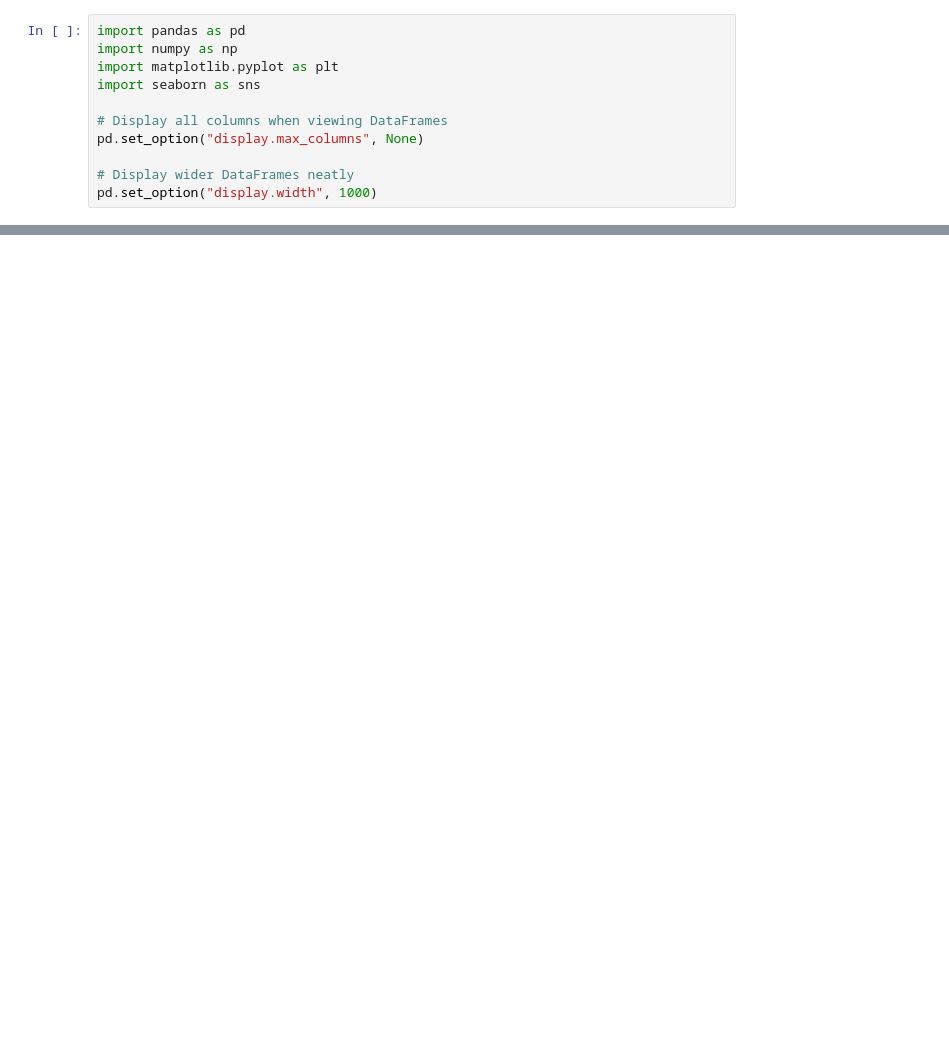
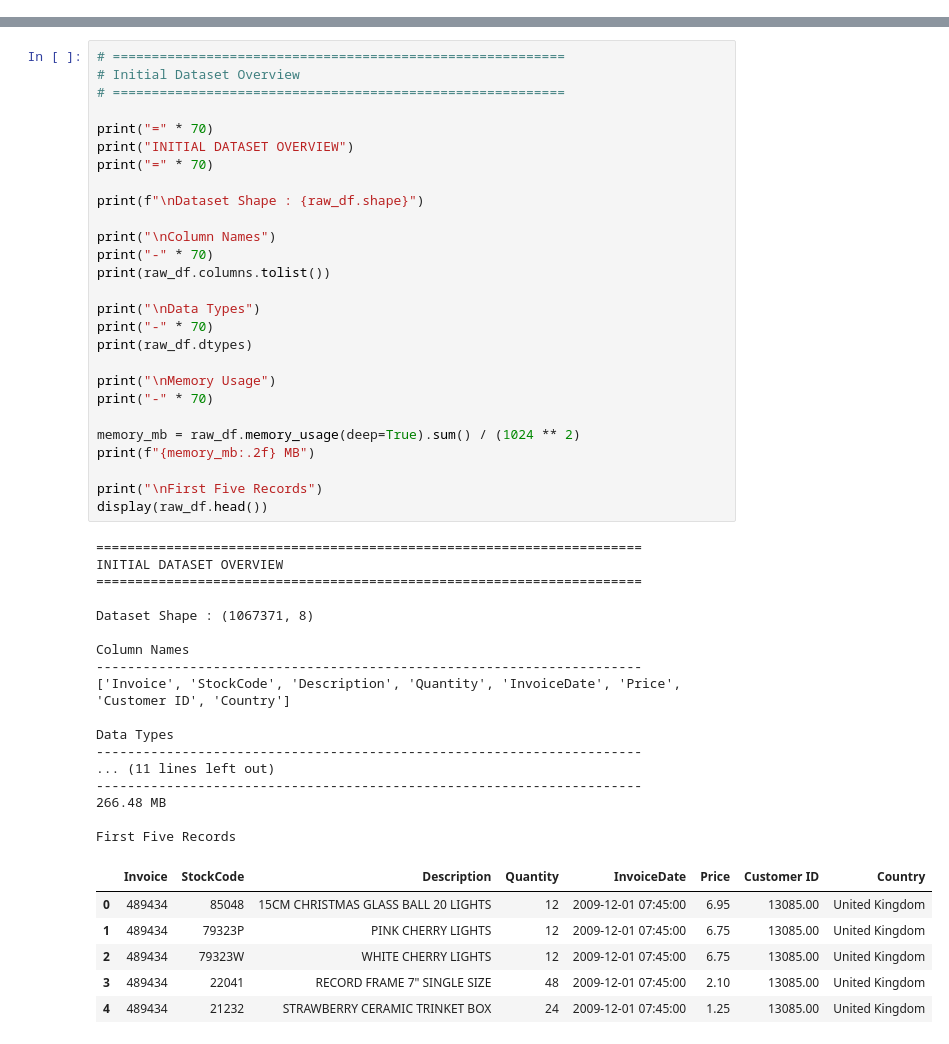
Before and after one commit to NishanthCP2004feb/RetailPulse-AI-Customer-Analytics, a Jupyter notebook: notebooks/01_data_preparation.ipynb, the cells around one changed output, grey strips where cells are left out. Saved outputs shown, nothing was run; the diff lists cells and outputs as text; blank space fills up the shorter version.

Commit message:
Complete data preparation, EDA, and customer segmentation pipeline

```diff
--- a/notebooks/01_data_preparation.ipynb
+++ b/notebooks/01_data_preparation.ipynb
@@ -1268,11 +0,0 @@ In this step, we load both sheets from the Online Retail II Excel workbook and v
-# %%
-import pandas as pd
-import numpy as np
-import matplotlib.pyplot as plt
-import seaborn as sns
-
-# Display all columns when viewing DataFrames
-pd.set_option("display.max_columns", None)
-
-# Display wider DataFrames neatly
-pd.set_option("display.width", 1000)
@@ -1296,0 +187,51 @@ All libraries imported successfully!
+# %%
+# ==========================================================
+# Initial Dataset Overview
+# ==========================================================
+
+print("=" * 70)
+print("INITIAL DATASET OVERVIEW")
+print("=" * 70)
+
+print(f"\nDataset Shape : {raw_df.shape}")
+
+print("\nColumn Names")
+print("-" * 70)
+print(raw_df.columns.tolist())
+
+print("\nData Types")
+print("-" * 70)
+print(raw_df.dtypes)
+
+print("\nMemory Usage")
+print("-" * 70)
+
+memory_mb = raw_df.memory_usage(deep=True).sum() / (1024 ** 2)
+print(f"{memory_mb:.2f} MB")
+
+print("\nFirst Five Records")
+display(raw_df.head())
+# %% [output]
+======================================================================
+INITIAL DATASET OVERVIEW
+======================================================================
+
+Dataset Shape : (1067371, 8)
+
+Column Names
+----------------------------------------------------------------------
+['Invoice', 'StockCode', 'Description', 'Quantity', 'InvoiceDate', 'Price', 'Customer ID', 'Country']
+
+Data Types
+----------------------------------------------------------------------
+... (11 lines left out)
+----------------------------------------------------------------------
+266.48 MB
+
+First Five Records
+|  | Invoice | StockCode | Description | Quantity | InvoiceDate | Price | Customer ID | Country |
+| 0 | 489434 | 85048 | 15CM CHRISTMAS GLASS BALL 20 LIGHTS | 12 | 2009-12-01 07:45:00 | 6.95 | 13085.00 | United Kingdom |
+| 1 | 489434 | 79323P | PINK CHERRY LIGHTS | 12 | 2009-12-01 07:45:00 | 6.75 | 13085.00 | United Kingdom |
+| 2 | 489434 | 79323W | WHITE CHERRY LIGHTS | 12 | 2009-12-01 07:45:00 | 6.75 | 13085.00 | United Kingdom |
+| 3 | 489434 | 22041 | RECORD FRAME 7" SINGLE SIZE | 48 | 2009-12-01 07:45:00 | 2.10 | 13085.00 | United Kingdom |
+| 4 | 489434 | 21232 | STRAWBERRY CERAMIC TRINKET BOX | 24 | 2009-12-01 07:45:00 | 1.25 | 13085.00 | United Kingdom |
```
Also changed, not shown: parts of 127 cells of this notebook, 49 other files.
